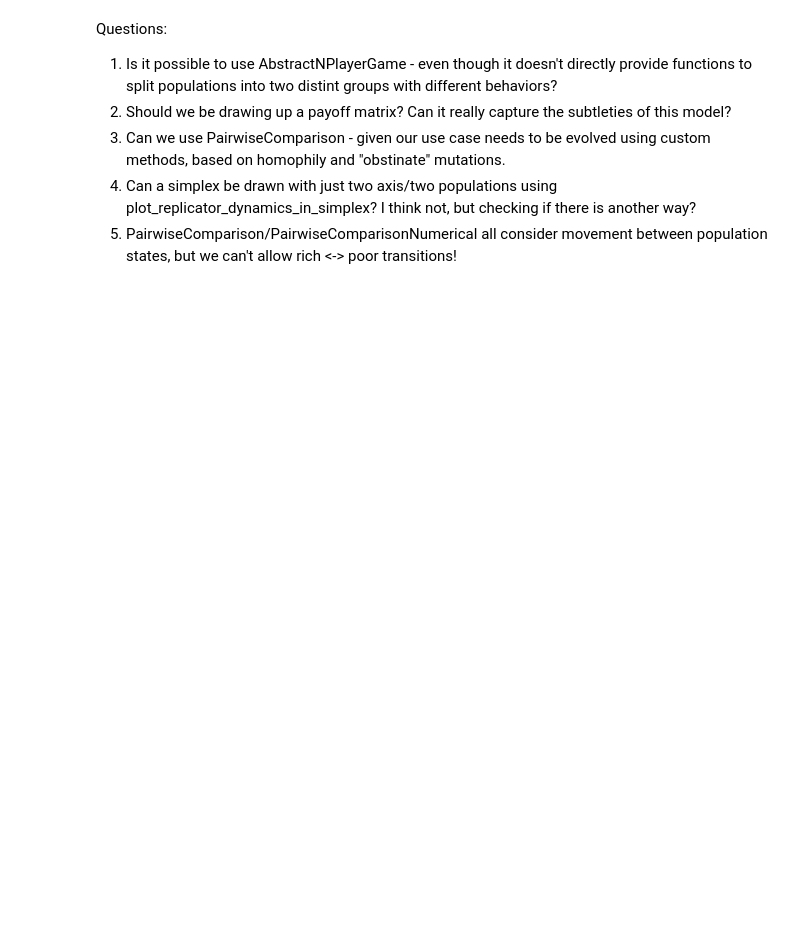
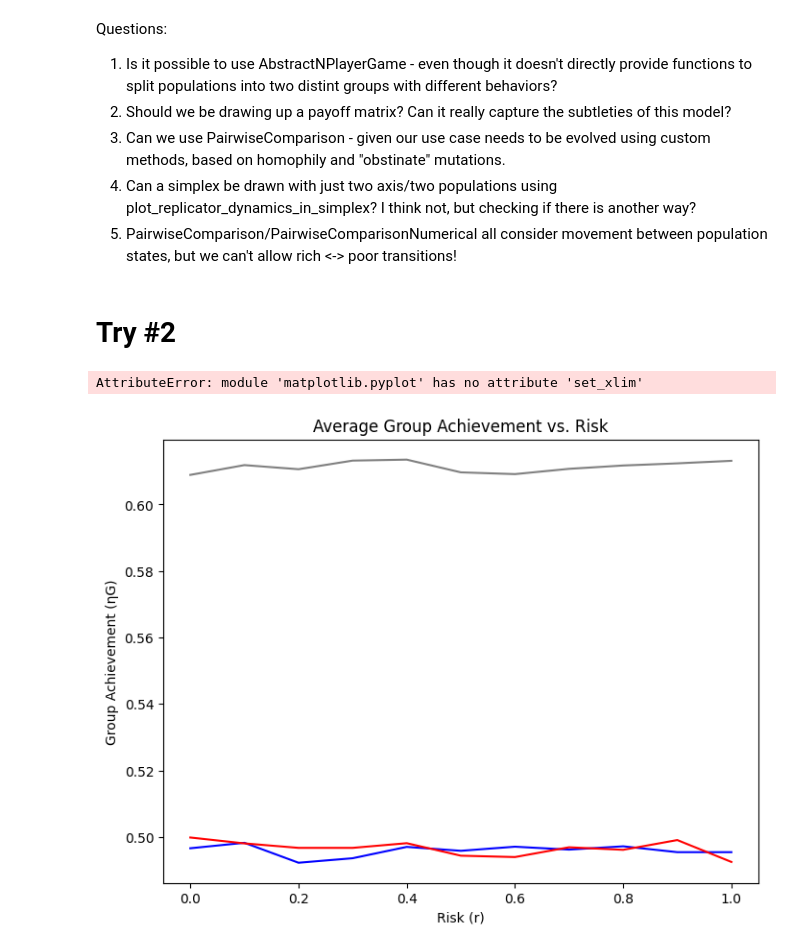
Before and after one commit to sid2364/climate-policies-under-wealth-inequity, a Jupyter notebook: Climate_policies_under_wealth_inequality.ipynb, the cells around one changed output. Drawn from its saved outputs; the diff is of its cells as text; code cells hidden in the pictures; blank space fills up the shorter version.

```diff
--- a/Climate_policies_under_wealth_inequality.ipynb
+++ b/Climate_policies_under_wealth_inequality.ipynb
@@ -190,3 +191,5 @@ Questions:
 3. Can we use PairwiseComparison - given our use case needs to be evolved using custom methods, based on homophily and "obstinate" mutations.
 4. Can a simplex be drawn with just two axis/two populations using plot_replicator_dynamics_in_simplex? I think not, but checking if there is another way?
 5. PairwiseComparison/PairwiseComparisonNumerical all consider movement between population states, but we can't allow rich <-> poor transitions!
+# %% [markdown]
+# Try #2
@@ -192,0 +410,59 @@ Questions:
+# %%
+# Parameters
+population_size = 200
+rich_fraction = 0.2
+endowment_rich = 2.5
+endowment_poor = 0.625
+group_size = 6
+threshold = 3
+contribution_factor = 0.1
+risk = 0.1
+homophily = 0.2
+
+# Create the game instance
+game = ThresholdPublicGoodsGame(
+    population_size, rich_fraction, endowment_rich, endowment_poor,
+    group_size, threshold, risk, contribution_factor, homophily
+)
+
+# Range of risk values
+risks = np.linspace(0, 1, 11)
+
+# Compute ηG for each scenario
+eta_no_inequality = []
+eta_with_inequality_h0 = []
+eta_with_inequality_h1 = []
+
+# Case 1: No inequality
+game.endowment_rich = 1
+game.endowment_poor = 1
+for r in risks:
+    eta_no_inequality.append(game.compute_eta_g(risk, homophily))
+
+# Case 2: With inequality, homophily = 0
+game.endowment_rich = 2.5
+game.endowment_poor = 0.625
+homophily = 0
+for r in risks:
+    eta_with_inequality_h0.append(game.compute_eta_g(risk, homophily))
+
+# Case 3: With inequality, homophily = 1
+homophily = 1
+for r in risks:
+    eta_with_inequality_h1.append(game.compute_eta_g(risk, homophily))
+
+# Plot the results
+plt.figure(figsize=(8, 6))
+plt.plot(risks, eta_no_inequality, label="Without inequality", color="gray")
+plt.plot(risks, eta_with_inequality_h0, label="With inequality & h=0", color="blue")
+plt.plot(risks, eta_with_inequality_h1, label="With inequality & h=1", color="red")
+plt.xlabel("Risk (r)")
+plt.ylabel("Group Achievement (ηG)")
+plt.title("Average Group Achievement vs. Risk")
+plt.set_xlim(1)
+plt.legend()
+plt.grid(True)
+plt.show()
+# %% [output]
+AttributeError: module 'matplotlib.pyplot' has no attribute 'set_xlim'
+[figure, added]
```
Also changed, not shown: parts of 4 cells of this notebook, 1 other file.
